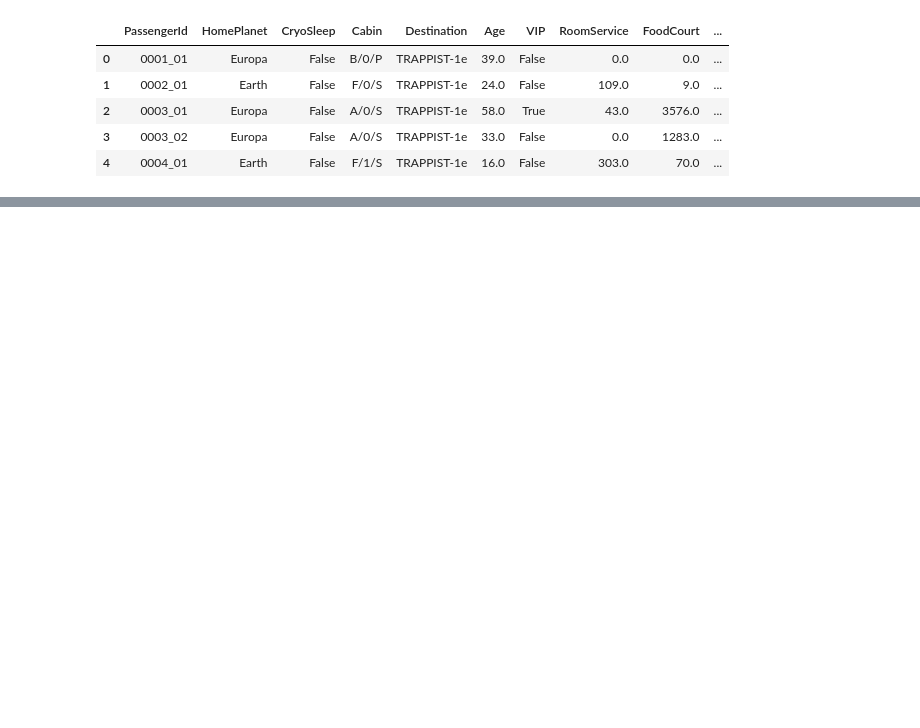
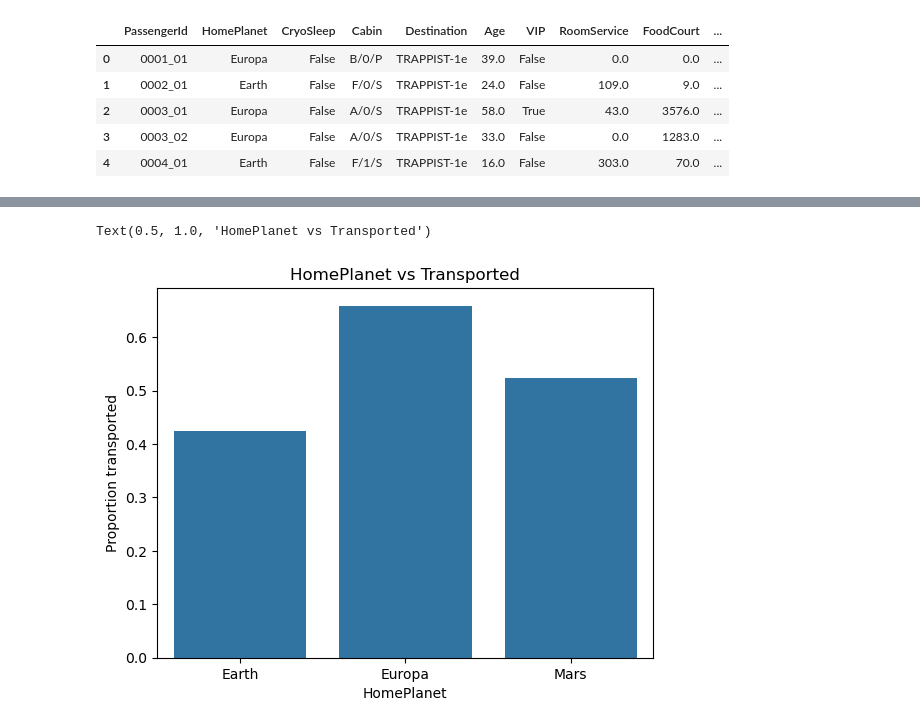
Before and after one commit to ahanakar/FEBS_TITANIC_PS_GROUP_1, a Jupyter notebook: notebooks/preprocessing_ahana.ipynb, the cells around one changed output, grey strips where cells are left out. Saved outputs shown, nothing was run; the diff lists cells and outputs as text; code cells hidden in the pictures; blank space fills up the shorter version.

```diff
--- a/notebooks/preprocessing_ahana.ipynb
+++ b/notebooks/preprocessing_ahana.ipynb
@@ -79,0 +99,10 @@ Name: count, dtype: int64
+# %%
+#home planet vs transported
+plot_hp = df.groupby('HomePlanet')['Transported'].mean().reset_index()
+sns.barplot(x = 'HomePlanet', y = 'Transported', data = plot_hp, errorbar = None)
+plt.ylabel('Proportion transported')
+plt.title('HomePlanet vs Transported')
+#it is clear that passengers from Europa were transported the most followed by Mars and least from Earth
+# %% [output]
+Text(0.5, 1.0, 'HomePlanet vs Transported')
+[figure, added]
```
Also changed, not shown: parts of 10 cells of this notebook.
